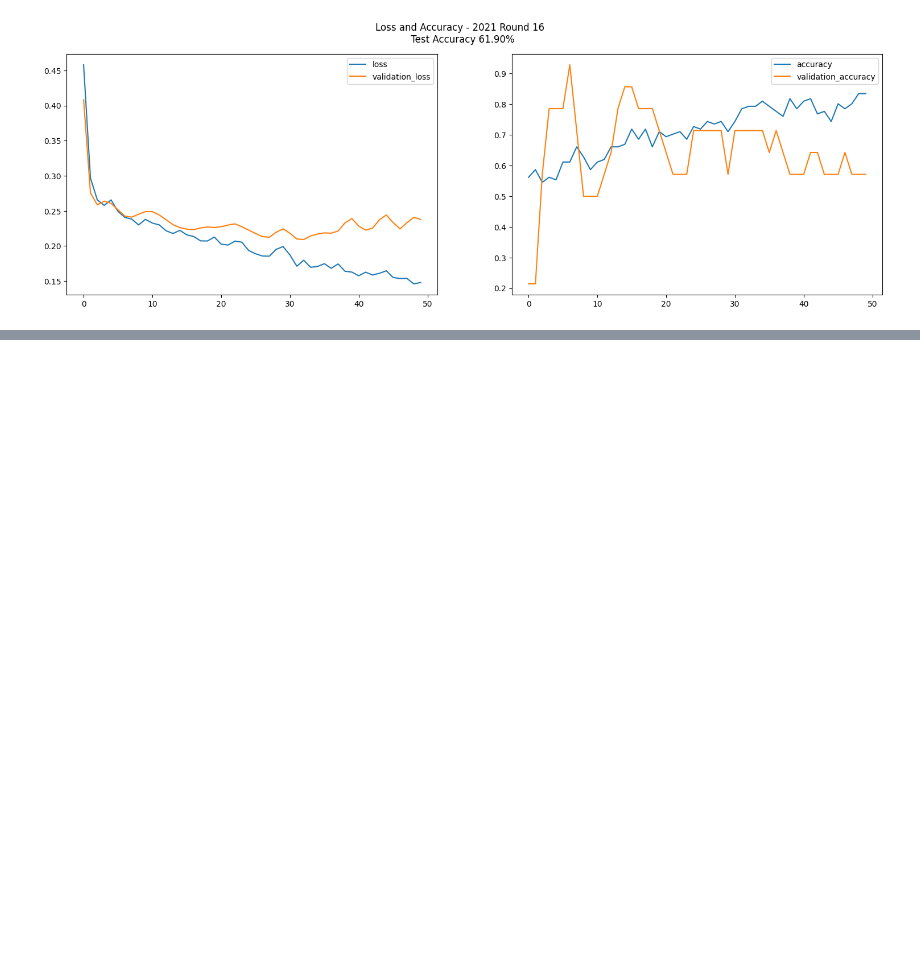
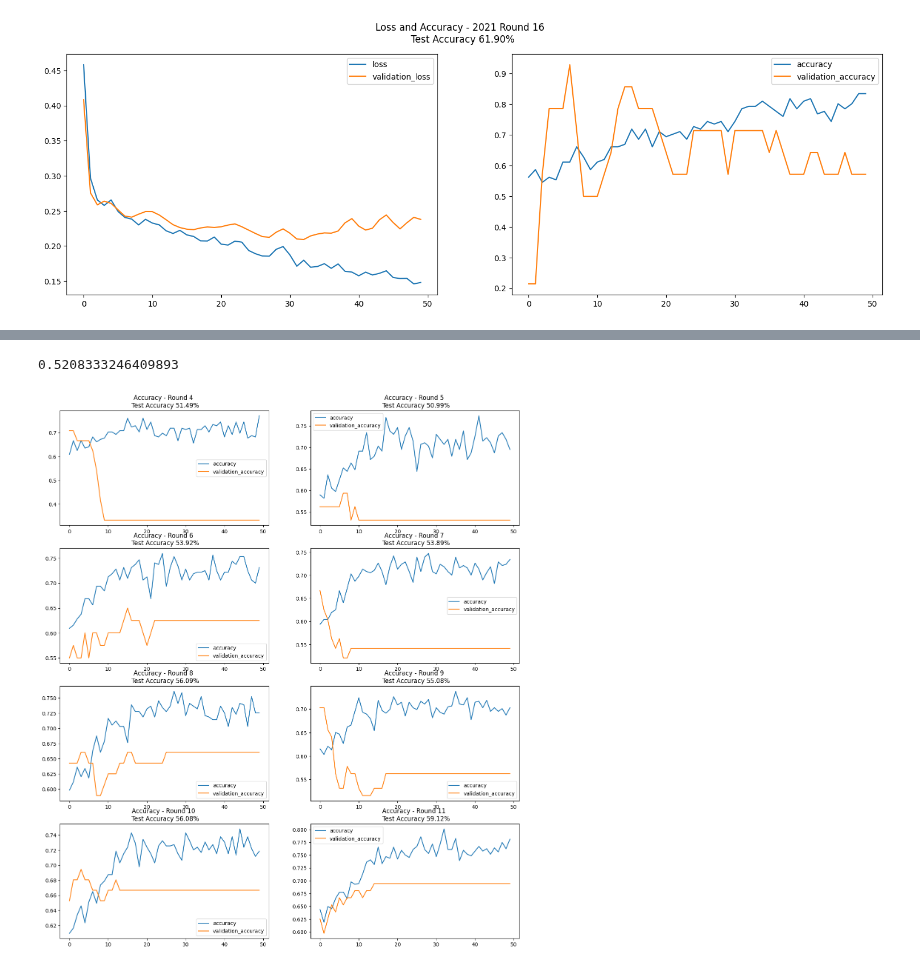
Before and after one commit to TomGallagher98/Thomas_Gallagher_Thesis, a Jupyter notebook: Data/AFL_Stats/NeuralNetwork_FI_1_week.ipynb, the cells around one changed output, grey strips where cells are left out. Cells and saved outputs as stored; diff of their text form; code cells hidden in the pictures; blank space fills up the shorter version.

```diff
--- a/Data/AFL_Stats/NeuralNetwork_FI_1_week.ipynb
+++ b/Data/AFL_Stats/NeuralNetwork_FI_1_week.ipynb
@@ -924,0 +1054,10 @@ def train_model_exp( xTrain, yTrain, xValid , yValid):
+# %%
+r_10_2012 = increment(x_train_2012, x_valid_2012, y_train_2012_OHE, y_valid_2012_OHE,10)
+r_10_2013 = increment(x_train_2013, x_valid_2013, y_train_2013_OHE, y_valid_2013_OHE,10)
+r_10_2014 = increment(x_train_2014, x_valid_2014, y_train_2014_OHE, y_valid_2014_OHE,10)
+r_10_2015 = increment(x_train_2015, x_valid_2015, y_train_2015_OHE, y_valid_2015_OHE,10)
+r_10_2016 = increment(x_train_2016, x_valid_2016, y_train_2016_OHE, y_valid_2016_OHE,10)
+r_10_2017 = increment(x_train_2017, x_valid_2017, y_train_2017_OHE, y_valid_2017_OHE,10)
+r_10_2018 = increment(x_train_2018, x_valid_2018, y_train_2018_OHE, y_valid_2018_OHE,10)
+r_10_2019 = increment(x_train_2019, x_valid_2019, y_train_2019_OHE, y_valid_2019_OHE,10)
+r_10_2021 = increment(x_train_2021, x_valid_2021, y_train_2021_OHE, y_valid_2021_OHE,10)
@@ -924,0 +1082,10 @@ def train_model_exp( xTrain, yTrain, xValid , yValid):
+# %%
+r_11_2012 = increment(x_train_2012, x_valid_2012, y_train_2012_OHE, y_valid_2012_OHE,11)
+r_11_2013 = increment(x_train_2013, x_valid_2013, y_train_2013_OHE, y_valid_2013_OHE,11)
+r_11_2014 = increment(x_train_2014, x_valid_2014, y_train_2014_OHE, y_valid_2014_OHE,11)
+r_11_2015 = increment(x_train_2015, x_valid_2015, y_train_2015_OHE, y_valid_2015_OHE,11)
+r_11_2016 = increment(x_train_2016, x_valid_2016, y_train_2016_OHE, y_valid_2016_OHE,11)
+r_11_2017 = increment(x_train_2017, x_valid_2017, y_train_2017_OHE, y_valid_2017_OHE,11)
+r_11_2018 = increment(x_train_2018, x_valid_2018, y_train_2018_OHE, y_valid_2018_OHE,11)
+r_11_2019 = increment(x_train_2019, x_valid_2019, y_train_2019_OHE, y_valid_2019_OHE,11)
+r_11_2021 = increment(x_train_2021, x_valid_2021, y_train_2021_OHE, y_valid_2021_OHE,11)
@@ -1217,0 +1886,54 @@ plt.show()
+# %%
+results = pd.DataFrame(data = [results_2012[:2],results_2013[:2],results_2014[:2],results_2015[:2],results_2016[:2],
+                               results_2017[:2],results_2018[:2],results_2019[:2]],
+                            index = ['2012', '2013', '2014','2015','2016','2017','2018','2019'],
+                            columns = ['loss', 'accuracy'])
+sum(results['accuracy'])/8
+# %% [output]
+0.5208333246409893
+# %%
+fig = plt.gcf()
+fig.set_size_inches(16, 18.5)
+plt.subplot(4,2,1)
+plt.title(f'Accuracy - Round 4 \n Test Accuracy {"{:.2f}".format(test_acc_r4)}%')
+plt.plot(acc_r4)
+plt.plot(val_acc_r4)
+plt.legend(['accuracy', 'validation_accuracy'])
+plt.subplot(4,2,2)
+plt.title(f'Accuracy - Round 5 \n Test Accuracy {"{:.2f}".format(test_acc_r5)}%')
+plt.plot(acc_r5)
+plt.plot(val_acc_r5)
+plt.legend(['accuracy', 'validation_accuracy'])
+plt.subplot(4,2,3)
+plt.title(f'Accuracy - Round 6 \n Test Accuracy {"{:.2f}".format(test_acc_r6)}%')
+plt.plot(acc_r6)
+plt.plot(val_acc_r6)
+plt.legend(['accuracy', 'validation_accuracy'])
+plt.subplot(4,2,4)
+plt.title(f'Accuracy - Round 7 \n Test Accuracy {"{:.2f}".format(test_acc_r7)}%')
+plt.plot(acc_r7)
+plt.plot(val_acc_r7)
+plt.legend(['accuracy', 'validation_accuracy'])
+plt.subplot(4,2,5)
+plt.title(f'Accuracy - Round 8 \n Test Accuracy {"{:.2f}".format(test_acc_r8)}%')
+plt.plot(acc_r8)
+plt.plot(val_acc_r8)
+plt.legend(['accuracy', 'validation_accuracy'])
+plt.subplot(4,2,6)
+plt.title(f'Accuracy - Round 9 \n Test Accuracy {"{:.2f}".format(test_acc_r9)}%')
+plt.plot(acc_r9)
+plt.plot(val_acc_r9)
+plt.legend(['accuracy', 'validation_accuracy'])
+plt.subplot(4,2,7)
+plt.title(f'Accuracy - Round 10 \n Test Accuracy {"{:.2f}".format(test_acc_r10)}%')
+plt.plot(acc_r10)
+plt.plot(val_acc_r10)
+plt.legend(['accuracy', 'validation_accuracy'])
+plt.subplot(4,2,8)
+plt.title(f'Accuracy - Round 11 \n Test Accuracy {"{:.2f}".format(test_acc_r11)}%')
+plt.plot(acc_r11)
+plt.plot(val_acc_r11)
+plt.legend(['accuracy', 'validation_accuracy'])
+plt.show()
+# %% [output]
+[figure, added]
```
Also changed, not shown: parts of 27 cells of this notebook, 32 other files.
